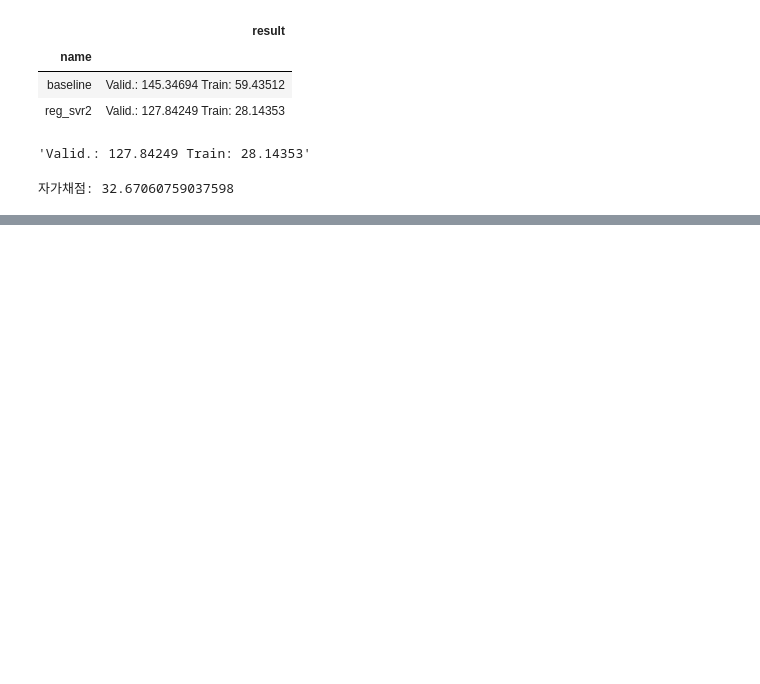
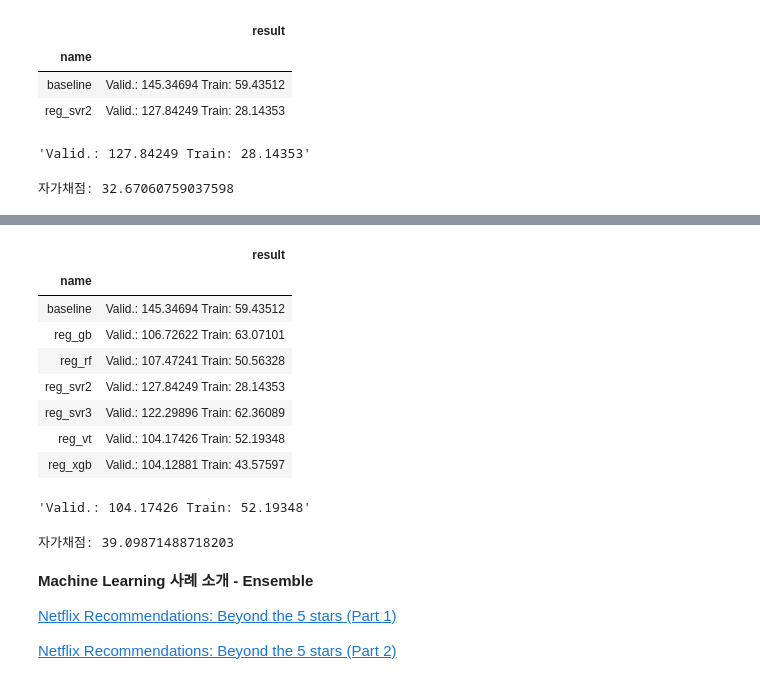
Before and after one commit to sunkusun9/DS_lv3_2506_2, a Jupyter notebook: sec_ds_lv3_prob3_kaggle.ipynb, the cells around one changed output, grey strips where cells are left out. Saved outputs shown, nothing was run; the diff lists cells and outputs as text; code cells hidden in the pictures; blank space fills up the shorter version.

```diff
--- a/sec_ds_lv3_prob3_kaggle.ipynb
+++ b/sec_ds_lv3_prob3_kaggle.ipynb
@@ -493,0 +513,35 @@ from sklearn.ensemble import VotingRegressor
+# %%
+# Voting은 List를 구성을해서 VotingRegressor를 통해 구할수 있습니다.
+# list의 요소는  (이름, 모델 인스턴스) 두 개의 튜플로 구성합니다.
+from sklearn.ensemble import VotingRegressor
+
+reg_vt = VotingRegressor([
+    # ('reg_svr3', reg_svr3),
+    ('reg_xgb', reg_xgb),
+    ('reg_gb', reg_gb),
+    # ('reg_rf', reg_rf)
+])
+eval_model('reg_vt', reg_vt)
+# %% [output]
+|  | result |
+| name |  |
+| baseline | Valid.: 145.34694 Train: 59.43512 |
+| reg_gb | Valid.: 106.72622 Train: 63.07101 |
+| reg_rf | Valid.: 107.47241 Train: 50.56328 |
+| reg_svr2 | Valid.: 127.84249 Train: 28.14353 |
+| reg_svr3 | Valid.: 122.29896 Train: 62.36089 |
+| reg_vt | Valid.: 104.17426 Train: 52.19348 |
+| reg_xgb | Valid.: 104.12881 Train: 43.57597 |
+'Valid.: 104.17426 Train: 52.19348'
+# %%
+prd = select_model(reg_vt)
+print("자가채점: {}".format(mean_absolute_error(s_kaggle_ans, prd)))
+# %% [output]
+자가채점: 39.09871488718203
+# %% [markdown]
+**Machine Learning 사례 소개 - Ensemble**
+
+[Netflix Recommendations: Beyond the 5 stars (Part 1)](https://netflixtechblog.com/netflix-recommendations-beyond-the-5-stars-part-1-55838468f429)
+
+
+[Netflix Recommendations: Beyond the 5 stars (Part 2)](https://netflixtechblog.com/netflix-recommendations-beyond-the-5-stars-part-2-d9b96aa399f5)
```
Also changed, not shown: parts of 21 cells of this notebook.
